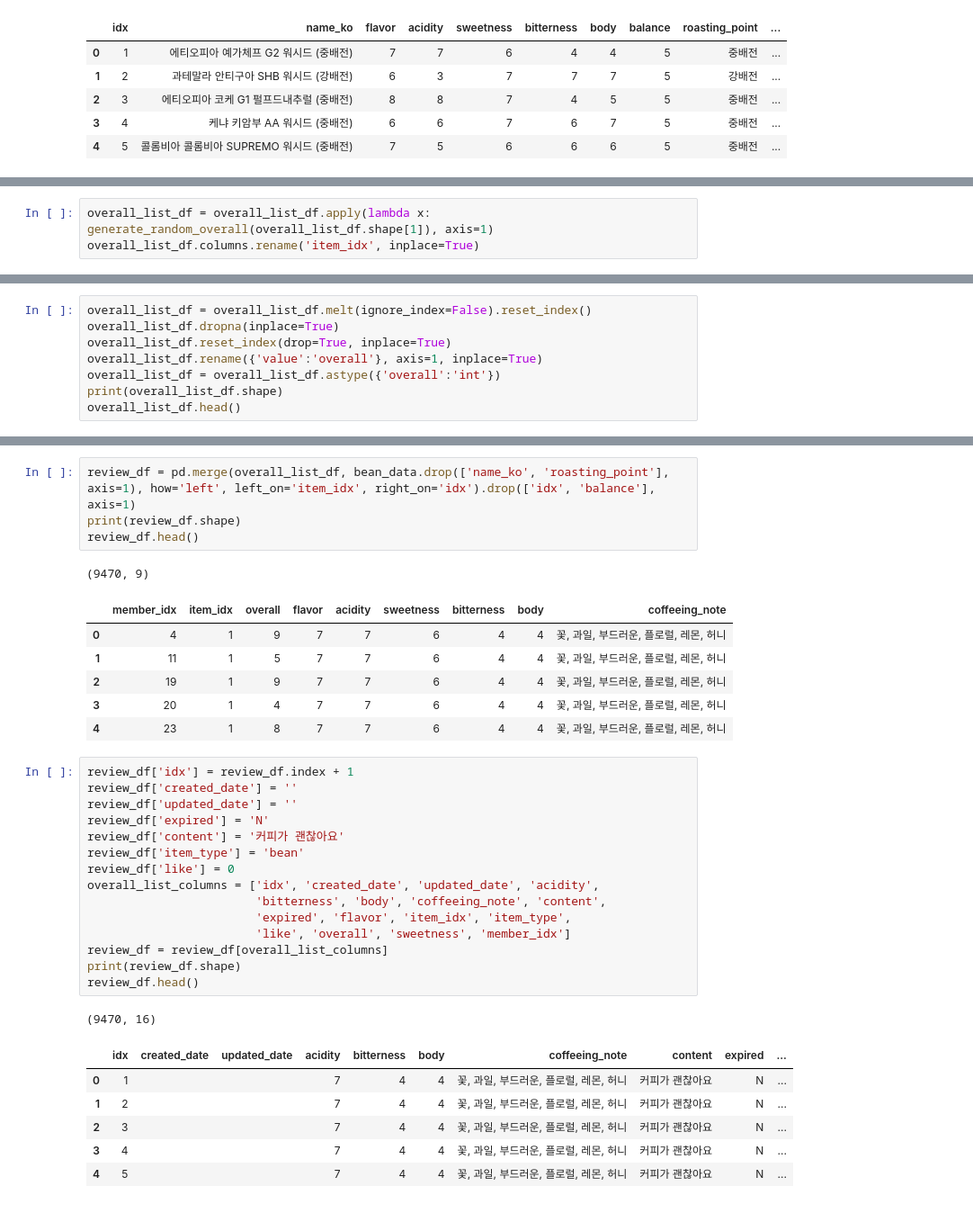
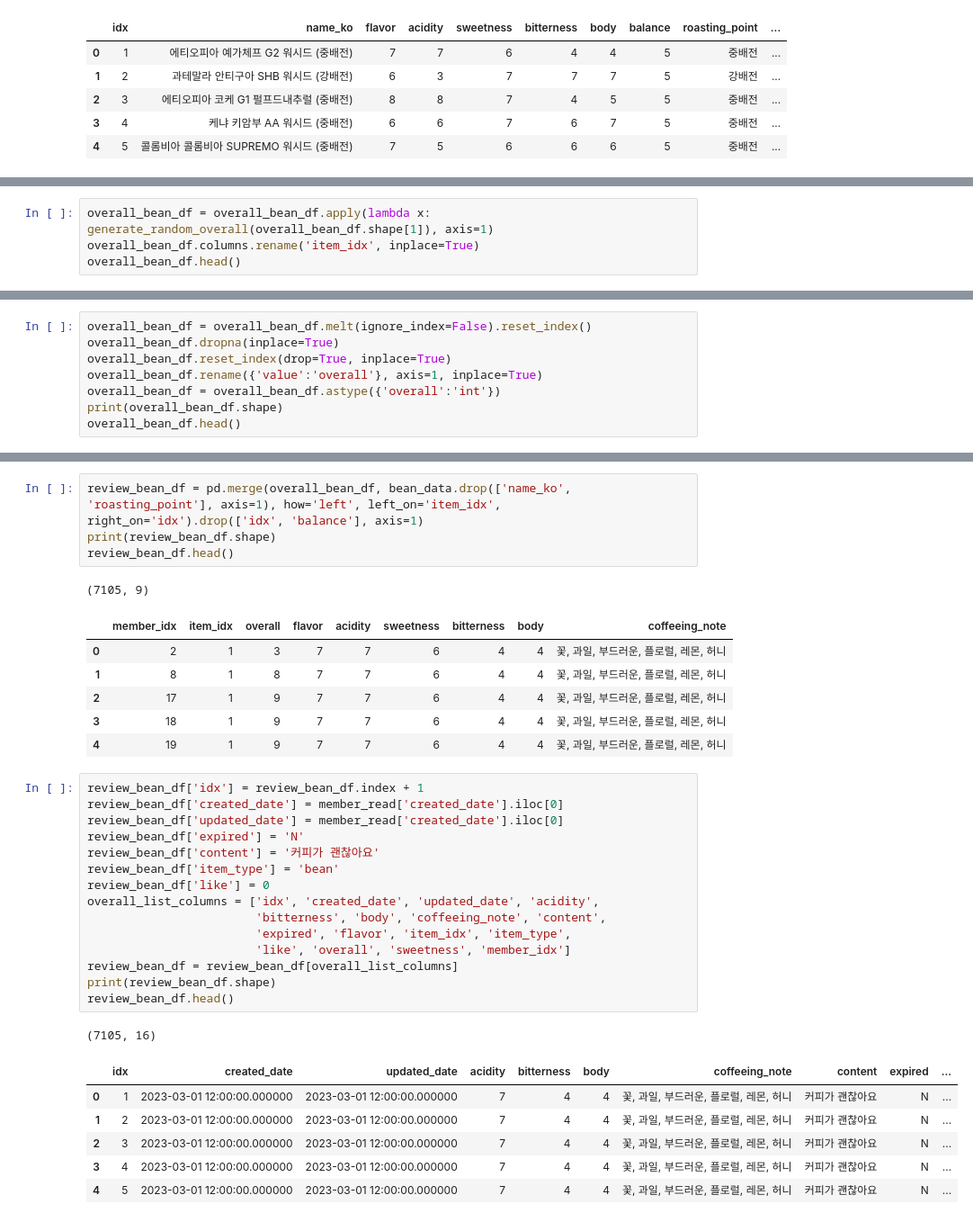
Before and after one commit to sanghyun0603/CoffeeBrew, a Jupyter notebook: server-recom/data/sql_dummy/user_review_dummy.ipynb, the cells around one changed output, grey strips where cells are left out. Shown at 90% size. Drawn from its saved outputs; the diff is of its cells as text.

```diff
--- a/server-recom/data/sql_dummy/user_review_dummy.ipynb
+++ b/server-recom/data/sql_dummy/user_review_dummy.ipynb
@@ -136,5 +189,6 @@ overall_list_df.head()
 | 4 | NaN | NaN | NaN | NaN | NaN | NaN | NaN | NaN | NaN | NaN | NaN | ... |
 | 5 | NaN | NaN | NaN | NaN | NaN | NaN | NaN | NaN | NaN | NaN | NaN | ... |
 # %%
-overall_list_df = overall_list_df.apply(lambda x: generate_random_overall(overall_list_df.shape[1]), axis=1)
-overall_list_df.columns.rename('item_idx', inplace=True)
+overall_bean_df = overall_bean_df.apply(lambda x: generate_random_overall(overall_bean_df.shape[1]), axis=1)
+overall_bean_df.columns.rename('item_idx', inplace=True)
+overall_bean_df.head()
@@ -160,9 +212,9 @@ min:  494 1
 # %%
-overall_list_df = overall_list_df.melt(ignore_index=False).reset_index()
-overall_list_df.dropna(inplace=True)
-overall_list_df.reset_index(drop=True, inplace=True)
-overall_list_df.rename({'value':'overall'}, axis=1, inplace=True)
-overall_list_df = overall_list_df.astype({'overall':'int'})
-print(overall_list_df.shape)
-overall_list_df.head()
+overall_bean_df = overall_bean_df.melt(ignore_index=False).reset_index()
+overall_bean_df.dropna(inplace=True)
+overall_bean_df.reset_index(drop=True, inplace=True)
+overall_bean_df.rename({'value':'overall'}, axis=1, inplace=True)
+overall_bean_df = overall_bean_df.astype({'overall':'int'})
+print(overall_bean_df.shape)
+overall_bean_df.head()
 # %% [output]
@@ -176,35 +228,35 @@ overall_list_df.head()
 # %%
-review_df = pd.merge(overall_list_df, bean_data.drop(['name_ko', 'roasting_point'], axis=1), how='left', left_on='item_idx', right_on='idx').drop(['idx', 'balance'], axis=1)
-print(review_df.shape)
-review_df.head()
+review_bean_df = pd.merge(overall_bean_df, bean_data.drop(['name_ko', 'roasting_point'], axis=1), how='left', left_on='item_idx', right_on='idx').drop(['idx', 'balance'], axis=1)
+print(review_bean_df.shape)
+review_bean_df.head()
 # %% [output]
-(9470, 9)
+(7105, 9)
 |  | member_idx | item_idx | overall | flavor | acidity | sweetness | bitterness | body | coffeeing_note |
-| 0 | 4 | 1 | 9 | 7 | 7 | 6 | 4 | 4 | 꽃, 과일, 부드러운, 플로럴, 레몬, 허니 |
-| 1 | 11 | 1 | 5 | 7 | 7 | 6 | 4 | 4 | 꽃, 과일, 부드러운, 플로럴, 레몬, 허니 |
-| 2 | 19 | 1 | 9 | 7 | 7 | 6 | 4 | 4 | 꽃, 과일, 부드러운, 플로럴, 레몬, 허니 |
-| 3 | 20 | 1 | 4 | 7 | 7 | 6 | 4 | 4 | 꽃, 과일, 부드러운, 플로럴, 레몬, 허니 |
-| 4 | 23 | 1 | 8 | 7 | 7 | 6 | 4 | 4 | 꽃, 과일, 부드러운, 플로럴, 레몬, 허니 |
+| 0 | 2 | 1 | 3 | 7 | 7 | 6 | 4 | 4 | 꽃, 과일, 부드러운, 플로럴, 레몬, 허니 |
+| 1 | 8 | 1 | 8 | 7 | 7 | 6 | 4 | 4 | 꽃, 과일, 부드러운, 플로럴, 레몬, 허니 |
+| 2 | 17 | 1 | 9 | 7 | 7 | 6 | 4 | 4 | 꽃, 과일, 부드러운, 플로럴, 레몬, 허니 |
+| 3 | 18 | 1 | 9 | 7 | 7 | 6 | 4 | 4 | 꽃, 과일, 부드러운, 플로럴, 레몬, 허니 |
+| 4 | 19 | 1 | 9 | 7 | 7 | 6 | 4 | 4 | 꽃, 과일, 부드러운, 플로럴, 레몬, 허니 |
 # %%
-review_df['idx'] = review_df.index + 1
-review_df['created_date'] = ''
-review_df['updated_date'] = ''
-review_df['expired'] = 'N'
-review_df['content'] = '커피가 괜찮아요'
-review_df['item_type'] = 'bean'
-review_df['like'] = 0
+review_bean_df['idx'] = review_bean_df.index + 1
+review_bean_df['created_date'] = member_read['created_date'].iloc[0]
+review_bean_df['updated_date'] = member_read['created_date'].iloc[0]
+review_bean_df['expired'] = 'N'
+review_bean_df['content'] = '커피가 괜찮아요'
+review_bean_df['item_type'] = 'bean'
+review_bean_df['like'] = 0
 overall_list_columns = ['idx', 'created_date', 'updated_date', 'acidity',
                         'bitterness', 'body', 'coffeeing_note', 'content',
                         'expired', 'flavor', 'item_idx', 'item_type',
                         'like', 'overall', 'sweetness', 'member_idx']
-review_df = review_df[overall_list_columns]
-print(review_df.shape)
-review_df.head()
+review_bean_df = review_bean_df[overall_list_columns]
+print(review_bean_df.shape)
+review_bean_df.head()
 # %% [output]
-(9470, 16)
+(7105, 16)
 |  | idx | created_date | updated_date | acidity | bitterness | body | coffeeing_note | content | expired | ... |
-| 0 | 1 |  |  | 7 | 4 | 4 | 꽃, 과일, 부드러운, 플로럴, 레몬, 허니 | 커피가 괜찮아요 | N | ... |
-| 1 | 2 |  |  | 7 | 4 | 4 | 꽃, 과일, 부드러운, 플로럴, 레몬, 허니 | 커피가 괜찮아요 | N | ... |
-| 2 | 3 |  |  | 7 | 4 | 4 | 꽃, 과일, 부드러운, 플로럴, 레몬, 허니 | 커피가 괜찮아요 | N | ... |
-| 3 | 4 |  |  | 7 | 4 | 4 | 꽃, 과일, 부드러운, 플로럴, 레몬, 허니 | 커피가 괜찮아요 | N | ... |
-| 4 | 5 |  |  | 7 | 4 | 4 | 꽃, 과일, 부드러운, 플로럴, 레몬, 허니 | 커피가 괜찮아요 | N | ... |
+| 0 | 1 | 2023-03-01 12:00:00.000000 | 2023-03-01 12:00:00.000000 | 7 | 4 | 4 | 꽃, 과일, 부드러운, 플로럴, 레몬, 허니 | 커피가 괜찮아요 | N | ... |
+| 1 | 2 | 2023-03-01 12:00:00.000000 | 2023-03-01 12:00:00.000000 | 7 | 4 | 4 | 꽃, 과일, 부드러운, 플로럴, 레몬, 허니 | 커피가 괜찮아요 | N | ... |
+| 2 | 3 | 2023-03-01 12:00:00.000000 | 2023-03-01 12:00:00.000000 | 7 | 4 | 4 | 꽃, 과일, 부드러운, 플로럴, 레몬, 허니 | 커피가 괜찮아요 | N | ... |
+| 3 | 4 | 2023-03-01 12:00:00.000000 | 2023-03-01 12:00:00.000000 | 7 | 4 | 4 | 꽃, 과일, 부드러운, 플로럴, 레몬, 허니 | 커피가 괜찮아요 | N | ... |
+| 4 | 5 | 2023-03-01 12:00:00.000000 | 2023-03-01 12:00:00.000000 | 7 | 4 | 4 | 꽃, 과일, 부드러운, 플로럴, 레몬, 허니 | 커피가 괜찮아요 | N | ... |
```
Also changed, not shown: parts of 23 cells of this notebook, 23 other files.
